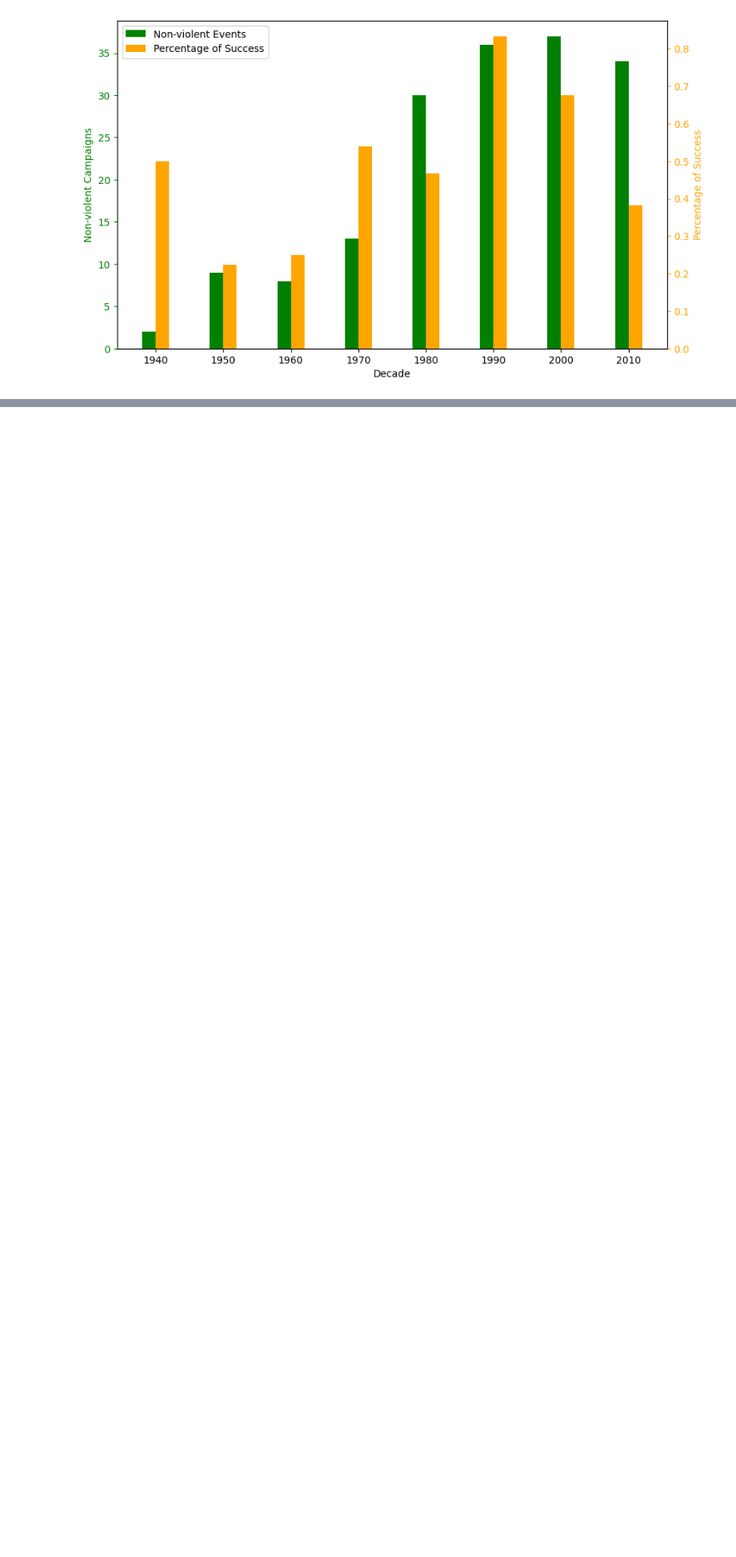
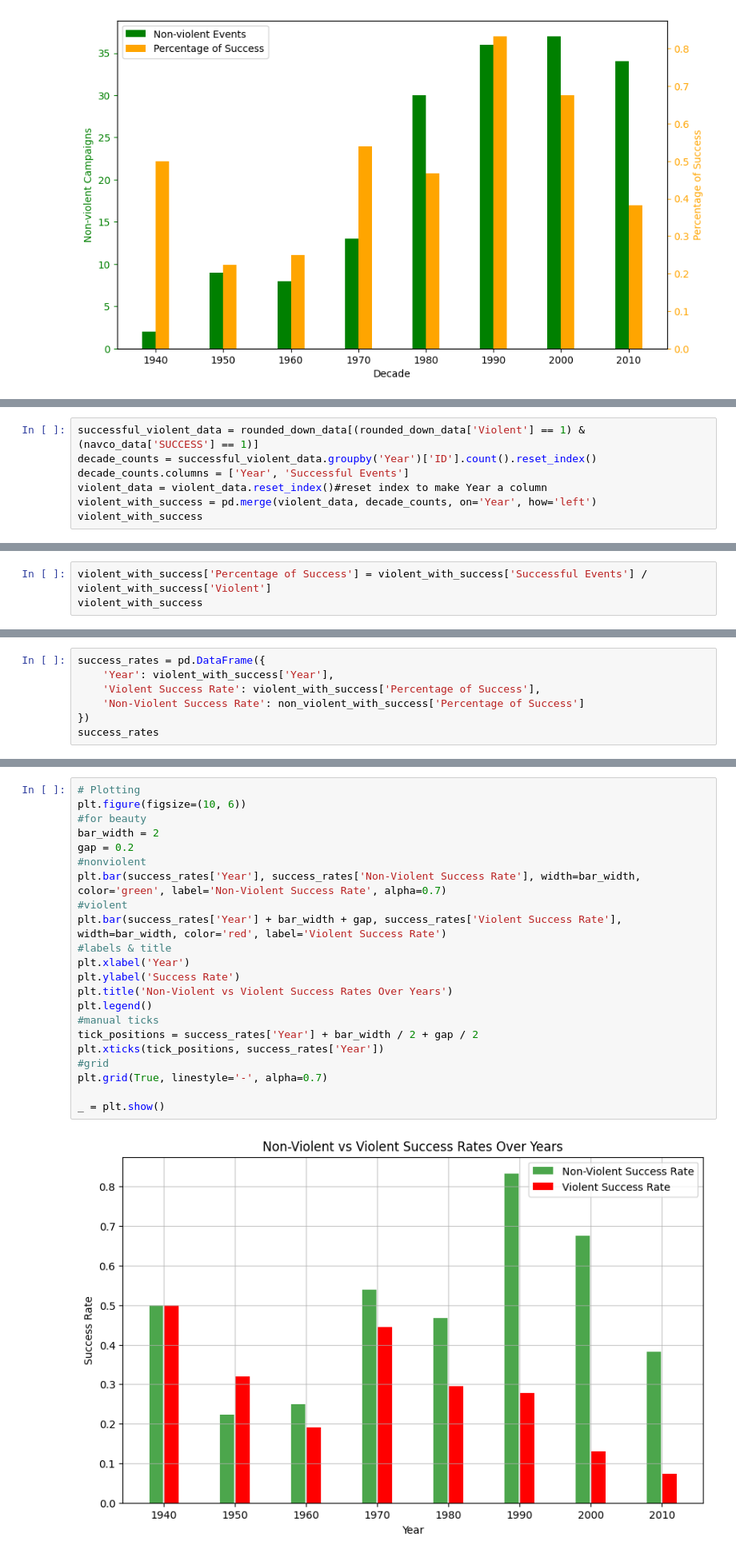
Before and after one commit to Mike-gag/WhyCivilResistanceWorks, a Jupyter notebook: WhyCivilResistanceWorks_gaganis_8200234.ipynb, the cells around one changed output, grey strips where cells are left out. Shown at 80% size. Drawn from its saved outputs; the diff is of its cells as text; blank space fills up the shorter version.

```diff
--- a/WhyCivilResistanceWorks_gaganis_8200234.ipynb
+++ b/WhyCivilResistanceWorks_gaganis_8200234.ipynb
@@ -242,0 +247,7 @@ _ = plt.show()
+# %%
+successful_violent_data = rounded_down_data[(rounded_down_data['Violent'] == 1) & (navco_data['SUCCESS'] == 1)]
+decade_counts = successful_violent_data.groupby('Year')['ID'].count().reset_index()
+decade_counts.columns = ['Year', 'Successful Events']
+violent_data = violent_data.reset_index()#reset index to make Year a column
+violent_with_success = pd.merge(violent_data, decade_counts, on='Year', how='left')
+violent_with_success
@@ -242,0 +264,3 @@ _ = plt.show()
+# %%
+violent_with_success['Percentage of Success'] = violent_with_success['Successful Events'] / violent_with_success['Violent']
+violent_with_success
@@ -242,0 +279,7 @@ _ = plt.show()
+# %%
+success_rates = pd.DataFrame({
+    'Year': violent_with_success['Year'],
+    'Violent Success Rate': violent_with_success['Percentage of Success'],
+    'Non-Violent Success Rate': non_violent_with_success['Percentage of Success']
+})
+success_rates
@@ -242,0 +299,24 @@ _ = plt.show()
+# %%
+# Plotting
+plt.figure(figsize=(10, 6))
+#for beauty
+bar_width = 2
+gap = 0.2
+#nonviolent
+plt.bar(success_rates['Year'], success_rates['Non-Violent Success Rate'], width=bar_width, color='green', label='Non-Violent Success Rate', alpha=0.7)
+#violent
+plt.bar(success_rates['Year'] + bar_width + gap, success_rates['Violent Success Rate'], width=bar_width, color='red', label='Violent Success Rate')
+#labels & title
+plt.xlabel('Year')
+plt.ylabel('Success Rate')
+plt.title('Non-Violent vs Violent Success Rates Over Years')
+plt.legend()
+#manual ticks
+tick_positions = success_rates['Year'] + bar_width / 2 + gap / 2
+plt.xticks(tick_positions, success_rates['Year'])
+#grid
+plt.grid(True, linestyle='-', alpha=0.7)
+
+_ = plt.show()
+# %% [output]
+[figure, added]
```
Also changed, not shown: parts of 7 cells of this notebook.
